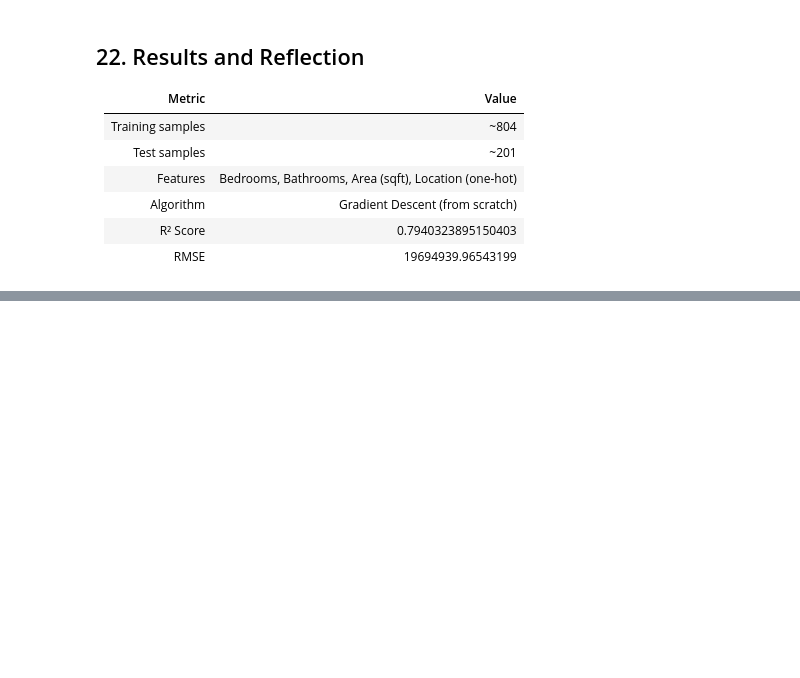
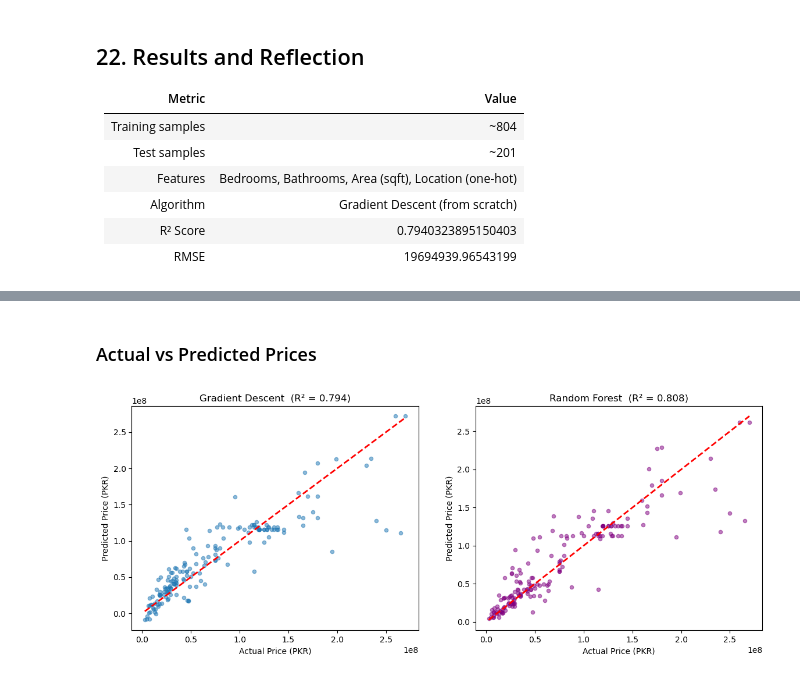
Before and after one commit to tahreem7926/Housing-Price-Prediction, a Jupyter notebook: islamabad_housing_price_prediction.ipynb, the cells around one changed output, grey strips where cells are left out. Drawn from its saved outputs; the diff is of its cells as text; code cells hidden in the pictures; blank space fills up the shorter version.

```diff
--- a/islamabad_housing_price_prediction.ipynb
+++ b/islamabad_housing_price_prediction.ipynb
@@ -681,0 +712,3 @@ plt.show()
+# %%
+y_predict_rf = rf_model.predict(x_test_rf)
+print(y_predict_rf)
@@ -681,0 +776,19 @@ plt.show()
+# %% [markdown]
+### Actual vs Predicted Prices
+# %%
+fig, axes = plt.subplots(1, 2, figsize=(14, 5))
+# Gradient Descent
+axes[0].scatter(y_test, y_pred, alpha=0.5, s=20)
+axes[0].plot([y_test.min(), y_test.max()], [y_test.min(), y_test.max()], 'r--', lw=2)
+axes[0].set_title(f'Gradient Descent  (R² = {r2:.3f})')
+axes[0].set_xlabel('Actual Price (PKR)')
+axes[0].set_ylabel('Predicted Price (PKR)')
+# Random Forest
+axes[1].scatter(y_test_rf, y_predict_rf, alpha=0.5, color='purple', s=20)
+axes[1].plot([y_test_rf.min(), y_test_rf.max()], [y_test_rf.min(), y_test_rf.max()], 'r--', lw=2)
+axes[1].set_title(f'Random Forest  (R² = {r2_rf:.3f})')
+axes[1].set_xlabel('Actual Price (PKR)')
+axes[1].set_ylabel('Predicted Price (PKR)')
+plt.show()
+# %% [output]
+[figure, added]
```
Also changed, not shown: parts of 25 cells of this notebook.
